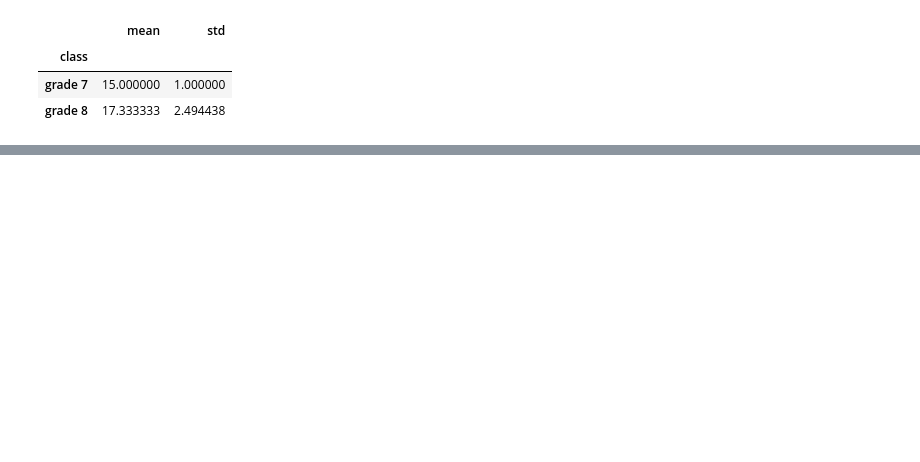
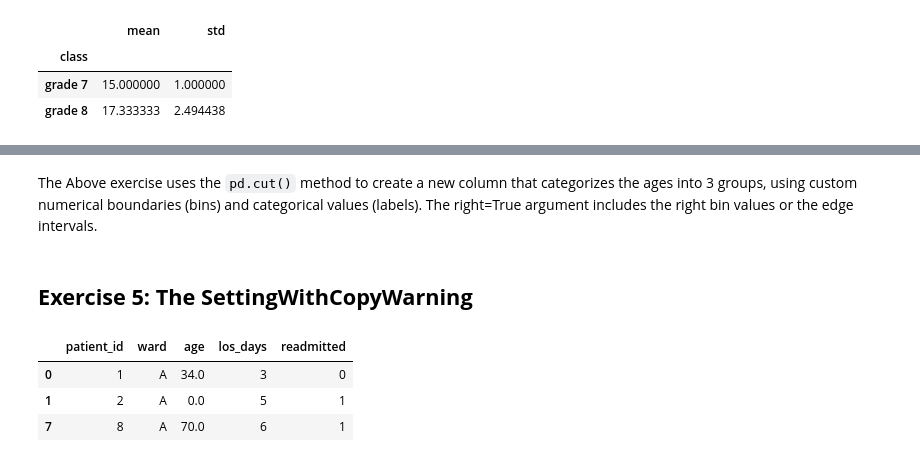
Before and after one commit to T3KK4/ds-training, a Jupyter notebook: week-01/day-02.ipynb, the cells around one changed output, grey strips where cells are left out. Saved outputs shown, nothing was run; the diff lists cells and outputs as text; code cells hidden in the pictures; blank space fills up the shorter version.

```diff
--- a/week-01/day-02.ipynb
+++ b/week-01/day-02.ipynb
@@ -137,0 +296,13 @@ df
+# %% [markdown]
+The Above exercise uses the `pd.cut()` method to create a new column that categorizes the ages into 3 groups, using custom numerical boundaries (bins) and categorical values (labels). The right=True argument includes the right bin values or the edge intervals.
+# %% [markdown]
+## **Exercise 5: The SettingWithCopyWarning**
+# %%
+df2 = df[df['ward'] == 'A']
+df2['age'] = df2['age'].fillna(0)
+df2
+# %% [output]
+|  | patient_id | ward | age | los_days | readmitted |
+| 0 | 1 | A | 34.0 | 3 | 0 |
+| 1 | 2 | A | 0.0 | 5 | 1 |
+| 7 | 8 | A | 70.0 | 6 | 1 |
```
Also changed, not shown: parts of 28 cells of this notebook, 1 other file.
